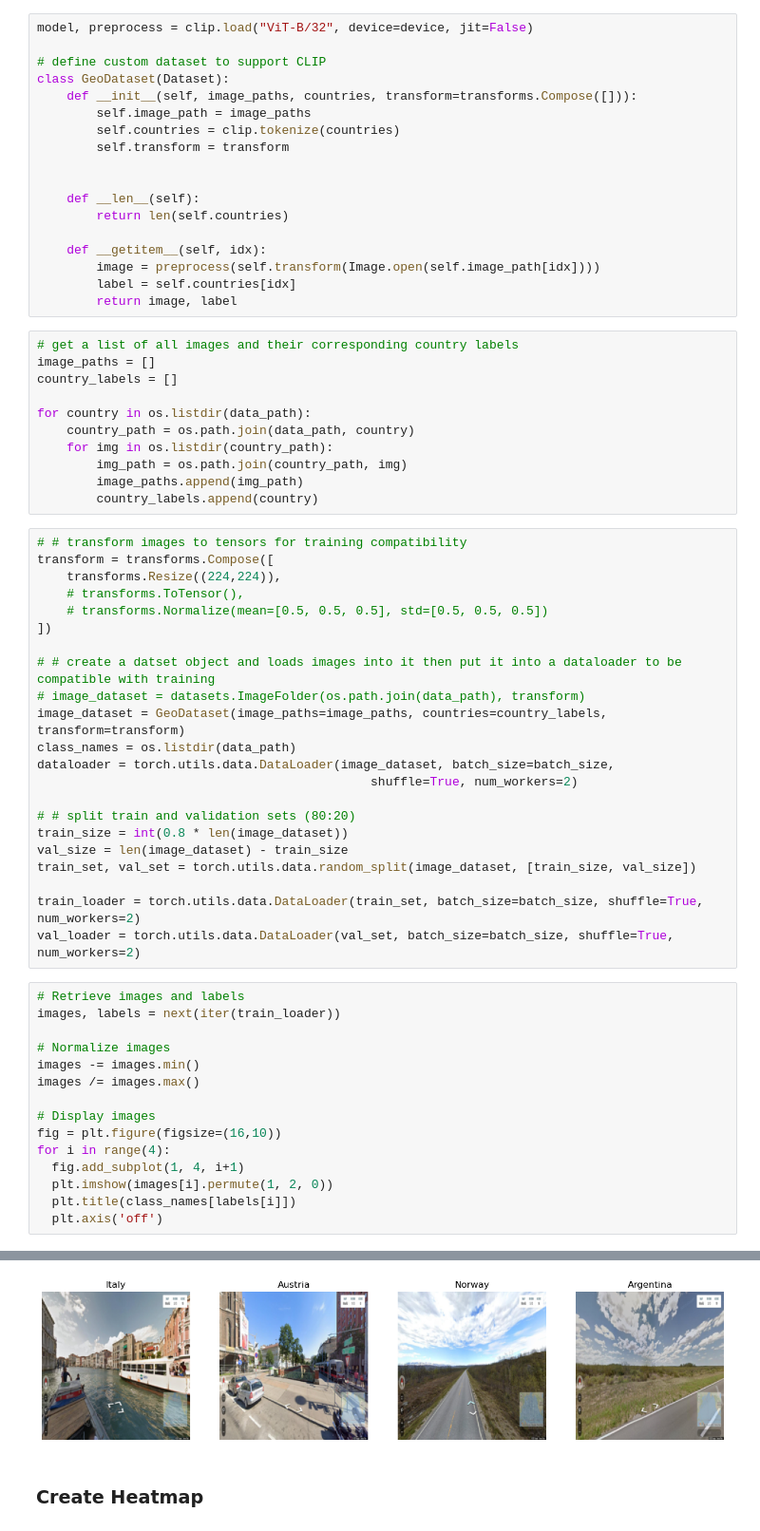
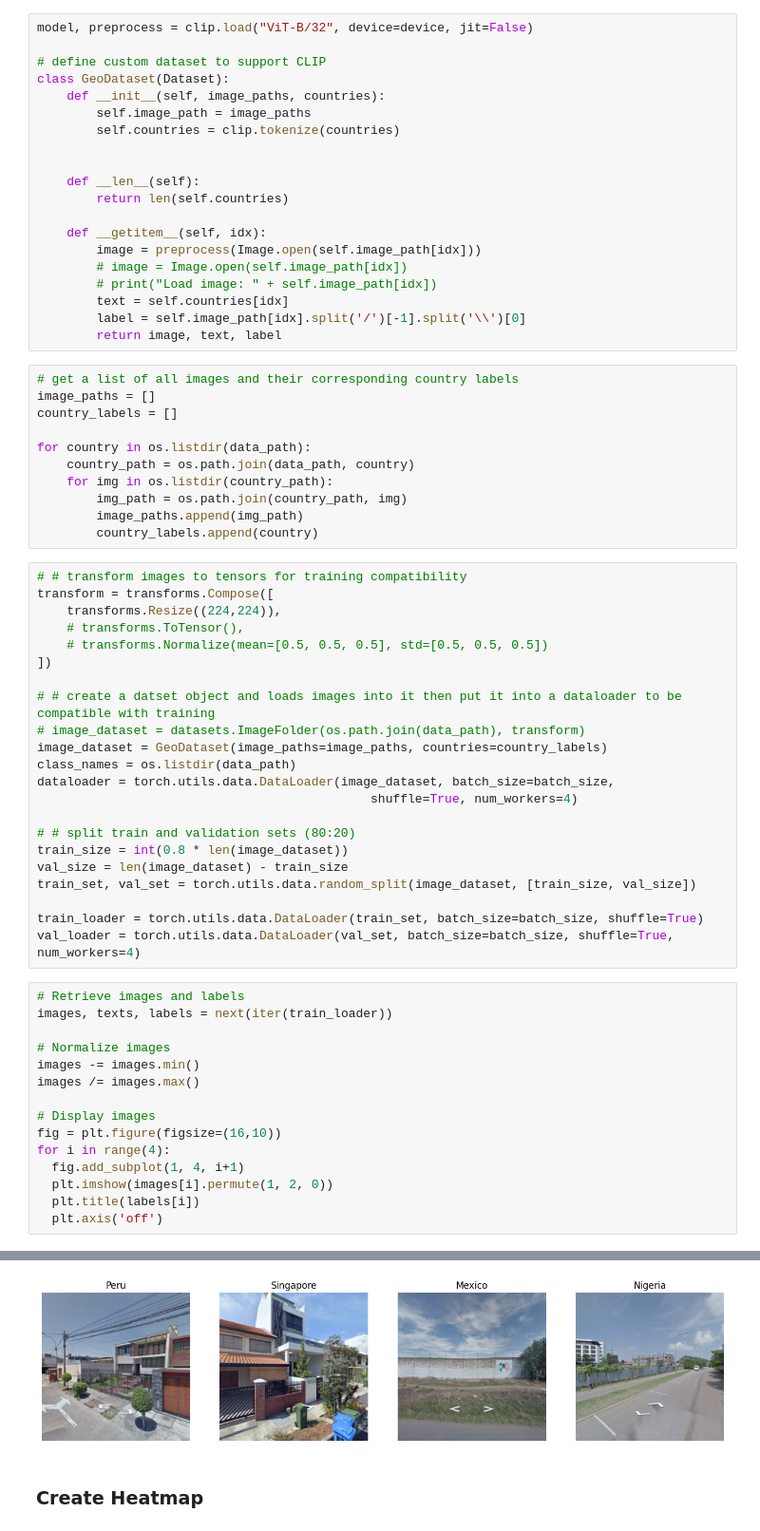
Before and after one commit to PuzzledWhale/ECE460J-GeoGuessr-, a Jupyter notebook: final_project.ipynb, the cells around one changed output, grey strips where cells are left out. Shown at 95% size. Cells and saved outputs as stored; diff of their text form.

Commit message:
Remove transform, add label

```diff
--- a/final_project.ipynb
+++ b/final_project.ipynb
@@ -26,19 +26,21 @@ model, preprocess = clip.load("ViT-B/32", device=device, jit=False)
 
 # define custom dataset to support CLIP
 class GeoDataset(Dataset):
-    def __init__(self, image_paths, countries, transform=transforms.Compose([])):
+    def __init__(self, image_paths, countries):
         self.image_path = image_paths
         self.countries = clip.tokenize(countries)
-        self.transform = transform
 
 
     def __len__(self):
         return len(self.countries)
 
     def __getitem__(self, idx):
-        image = preprocess(self.transform(Image.open(self.image_path[idx])))
-        label = self.countries[idx]
-        return image, label
+        image = preprocess(Image.open(self.image_path[idx]))
+        # image = Image.open(self.image_path[idx])
+        # print("Load image: " + self.image_path[idx])
+        text = self.countries[idx]
+        label = self.image_path[idx].split('/')[-1].split('\\')[0]
+        return image, text, label
 # %%
 # get a list of all images and their corresponding country labels
 image_paths = []
@@ -60,21 +62,21 @@ transform = transforms.Compose([
 
 # # create a datset object and loads images into it then put it into a dataloader to be compatible with training
 # image_dataset = datasets.ImageFolder(os.path.join(data_path), transform)
-image_dataset = GeoDataset(image_paths=image_paths, countries=country_labels, transform=transform)
+image_dataset = GeoDataset(image_paths=image_paths, countries=country_labels)
 class_names = os.listdir(data_path)
 dataloader = torch.utils.data.DataLoader(image_dataset, batch_size=batch_size,
-                                             shuffle=True, num_workers=2)
+                                             shuffle=True, num_workers=4)
 
 # # split train and validation sets (80:20)
 train_size = int(0.8 * len(image_dataset))
 val_size = len(image_dataset) - train_size
 train_set, val_set = torch.utils.data.random_split(image_dataset, [train_size, val_size])
 
-train_loader = torch.utils.data.DataLoader(train_set, batch_size=batch_size, shuffle=True, num_workers=2)
-val_loader = torch.utils.data.DataLoader(val_set, batch_size=batch_size, shuffle=True, num_workers=2)
+train_loader = torch.utils.data.DataLoader(train_set, batch_size=batch_size, shuffle=True)
+val_loader = torch.utils.data.DataLoader(val_set, batch_size=batch_size, shuffle=True, num_workers=4)
 # %%
 # Retrieve images and labels
-images, labels = next(iter(train_loader))
+images, texts, labels = next(iter(train_loader))
 
 # Normalize images
 images -= images.min()
@@ -85,6 +87,6 @@ fig = plt.figure(figsize=(16,10))
 for i in range(4):
   fig.add_subplot(1, 4, i+1)
   plt.imshow(images[i].permute(1, 2, 0))
-  plt.title(class_names[labels[i]])
+  plt.title(labels[i])
   plt.axis('off')
 # %% [output]
@@ -91,4 +101,4 @@ for i in range(4):
-[figure, old version]
+[figure, new version]
 # %% [markdown]
 ### Create Heatmap
 # %%
```
Also changed, not shown: parts of 2 cells of this notebook.
